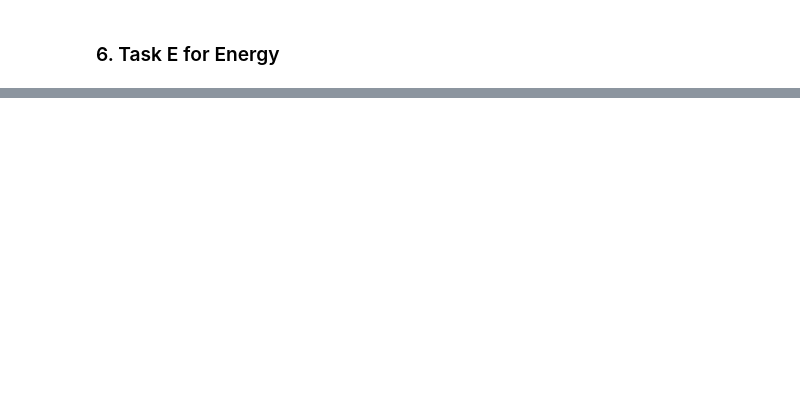
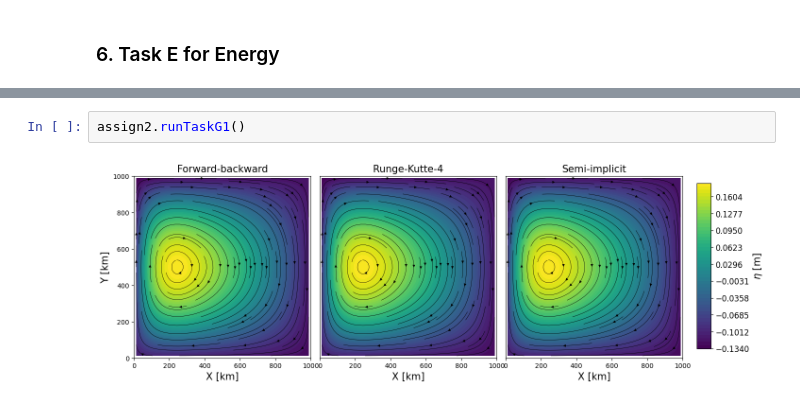
Before and after one commit to mnridao/MTMW14-Assignment-2, a Jupyter notebook: assignment2.ipynb, the cells around one changed output, grey strips where cells are left out. Drawn from its saved outputs; the diff is of its cells as text; blank space fills up the shorter version.

```diff
--- a/assignment2.ipynb
+++ b/assignment2.ipynb
@@ -178,0 +210,4 @@ Figure 12:
+# %%
+assign2.runTaskG1()
+# %% [output]
+[figure, added]
```
Also changed, not shown: parts of 77 cells of this notebook, 10 other files.
